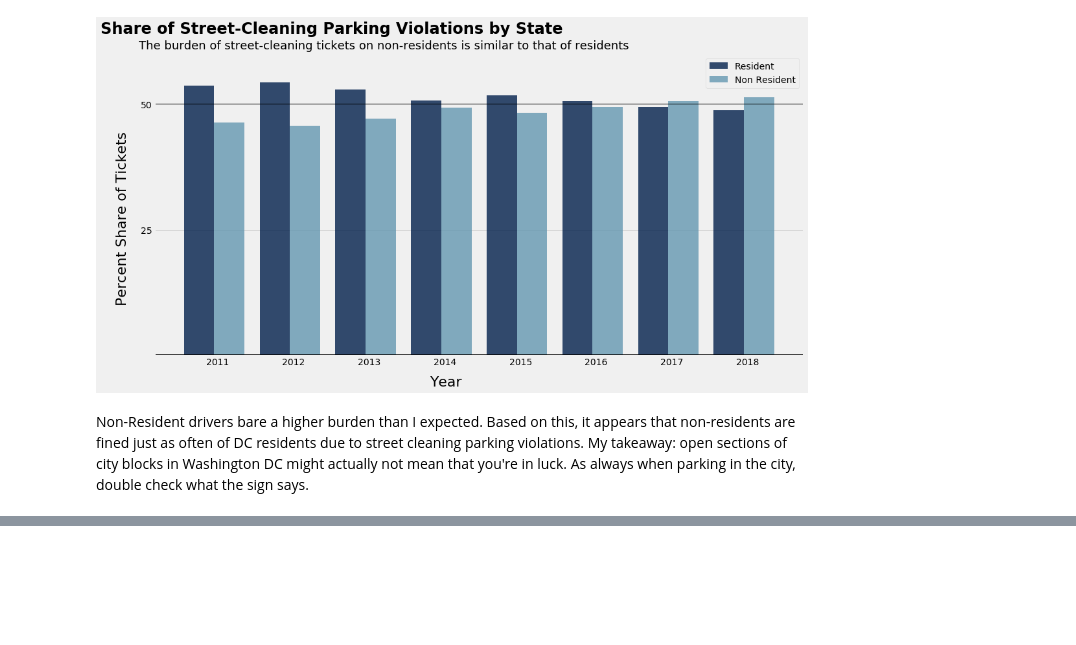
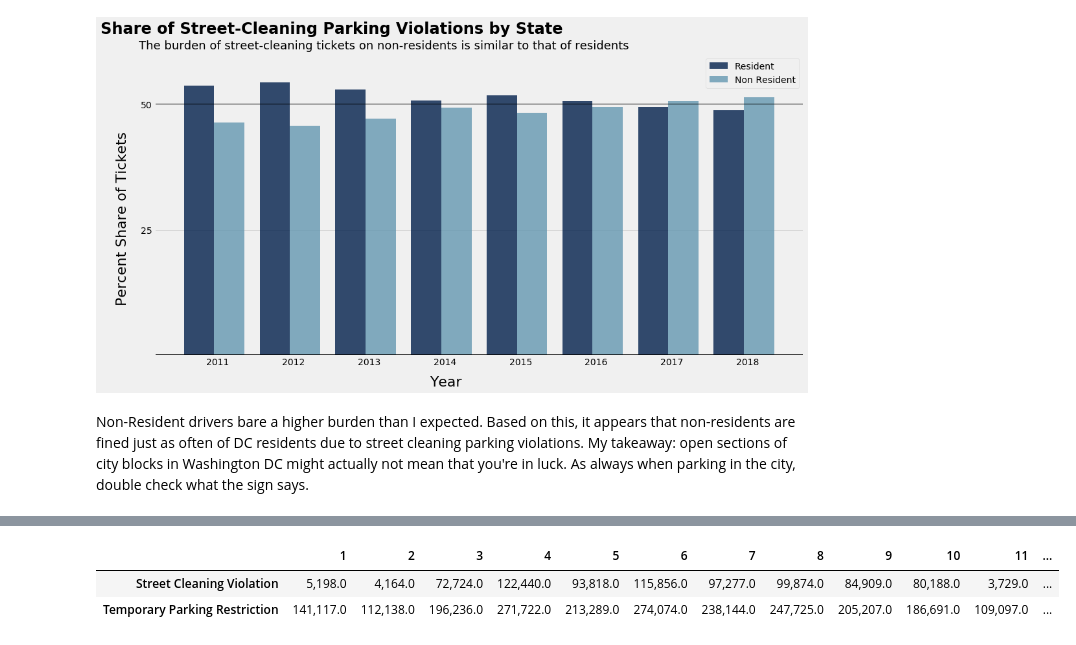
Before and after one commit to Alex-Witt/DC-Parking-Data-Exploration, a Jupyter notebook: Parking Data Notebook.ipynb, the cells around one changed output, grey strips where cells are left out. Cells and saved outputs as stored; diff of their text form; code cells hidden in the pictures; blank space fills up the shorter version.

```diff
--- a/Parking Data Notebook.ipynb
+++ b/Parking Data Notebook.ipynb
@@ -490,0 +537,6 @@ Non-Resident drivers bare a higher burden than I expected. Based on this, it app
+# %%
+totals.T
+# %% [output]
+|  | 1 | 2 | 3 | 4 | 5 | 6 | 7 | 8 | 9 | 10 | 11 | ... |
+| Street Cleaning Violation | 5,198.0 | 4,164.0 | 72,724.0 | 122,440.0 | 93,818.0 | 115,856.0 | 97,277.0 | 99,874.0 | 84,909.0 | 80,188.0 | 3,729.0 | ... |
+| Temporary Parking Restriction | 141,117.0 | 112,138.0 | 196,236.0 | 271,722.0 | 213,289.0 | 274,074.0 | 238,144.0 | 247,725.0 | 205,207.0 | 186,691.0 | 109,097.0 | ... |
```
Also changed, not shown: parts of 14 cells of this notebook.
